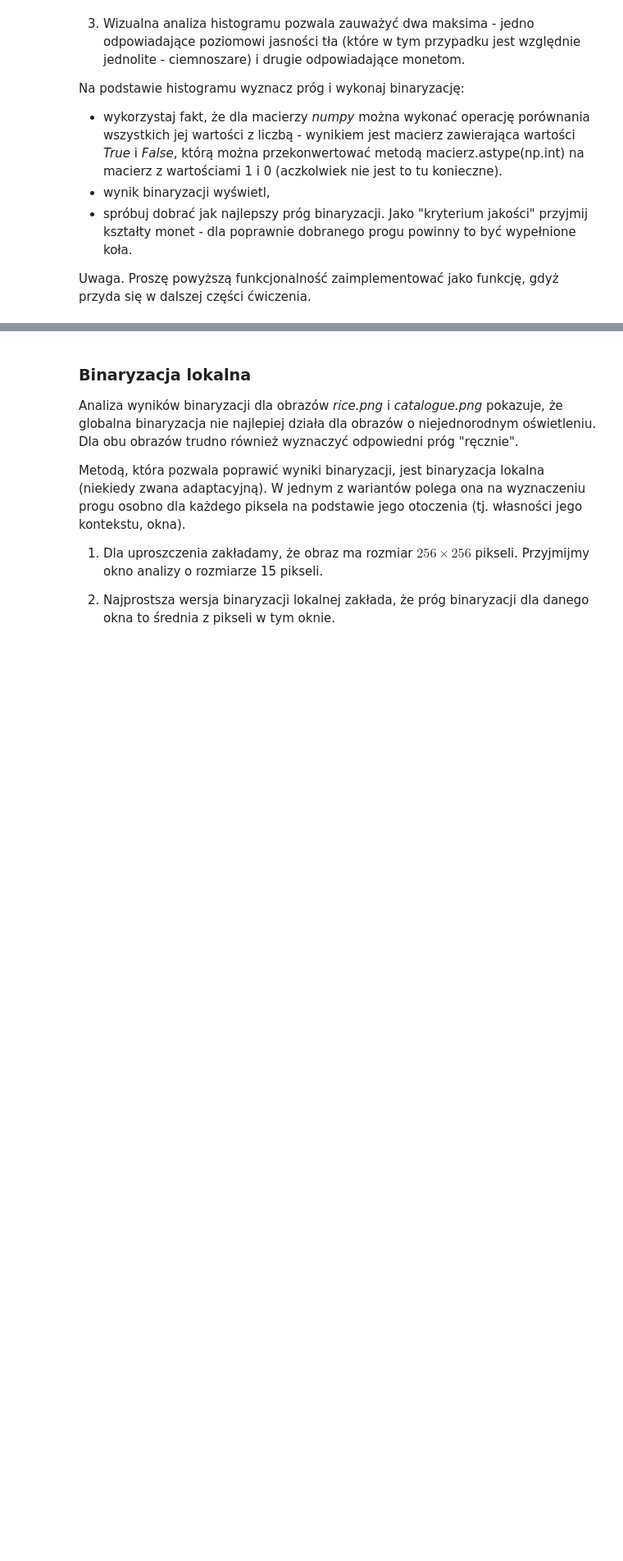
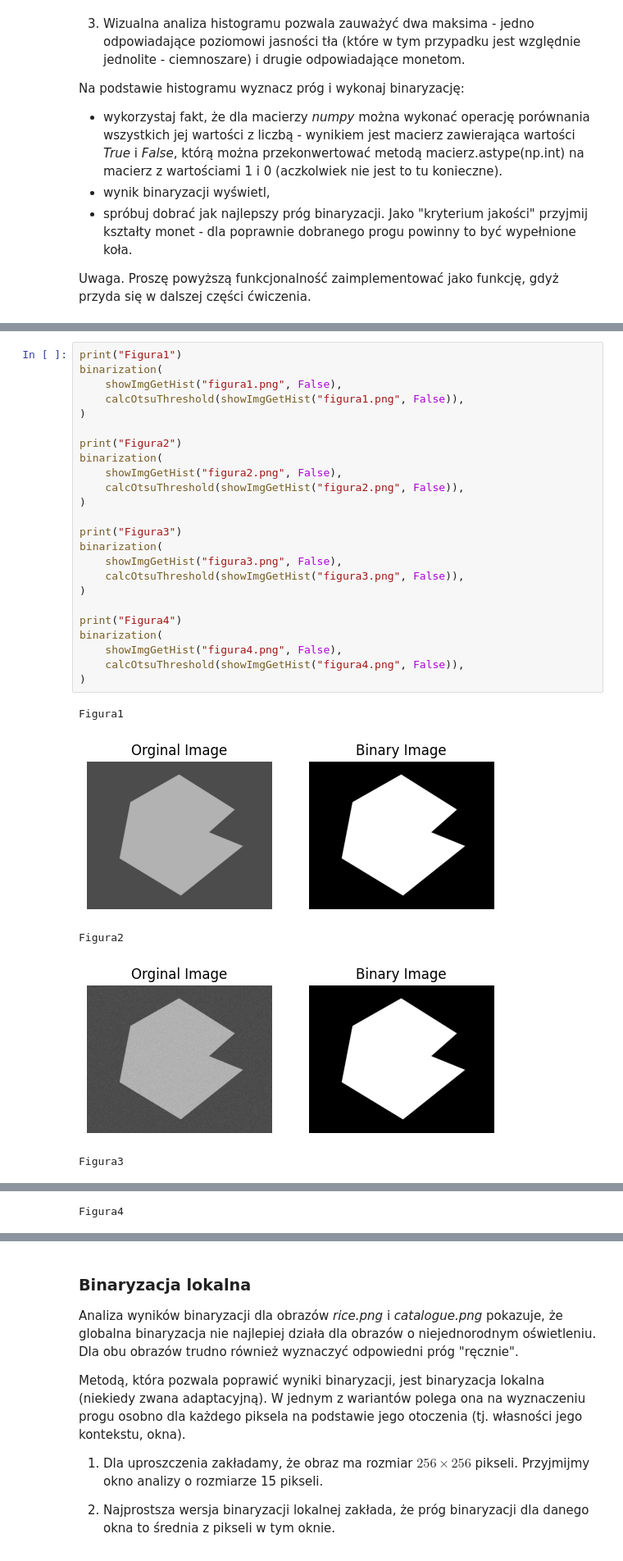
Before and after one commit to arturgesiarz/DigitalImageProcessing-Course, a Jupyter notebook: lab04/04_thresholding.ipynb, the cells around one changed output, grey strips where cells are left out. Shown at 82% size. Drawn from its saved outputs; the diff is of its cells as text; blank space fills up the shorter version.

```diff
--- a/lab04/04_thresholding.ipynb
+++ b/lab04/04_thresholding.ipynb
@@ -273,0 +424,30 @@ Zadanie: wykorzystując podane powyżej informacje należy zaimplementować meto
+# %%
+print("Figura1")
+binarization(
+    showImgGetHist("figura1.png", False),
+    calcOtsuThreshold(showImgGetHist("figura1.png", False)),
+)
+
+print("Figura2")
+binarization(
+    showImgGetHist("figura2.png", False),
+    calcOtsuThreshold(showImgGetHist("figura2.png", False)),
+)
+
+print("Figura3")
+binarization(
+    showImgGetHist("figura3.png", False),
+    calcOtsuThreshold(showImgGetHist("figura3.png", False)),
+)
+
+print("Figura4")
+binarization(
+    showImgGetHist("figura4.png", False),
+    calcOtsuThreshold(showImgGetHist("figura4.png", False)),
+)
+# %% [output]
+Figura1
+[figure, added]
+Figura2
+[figure, added]
+Figura3
@@ -273,0 +455 @@ Zadanie: wykorzystując podane powyżej informacje należy zaimplementować meto
+Figura4
```
Also changed, not shown: parts of 20 cells of this notebook.
